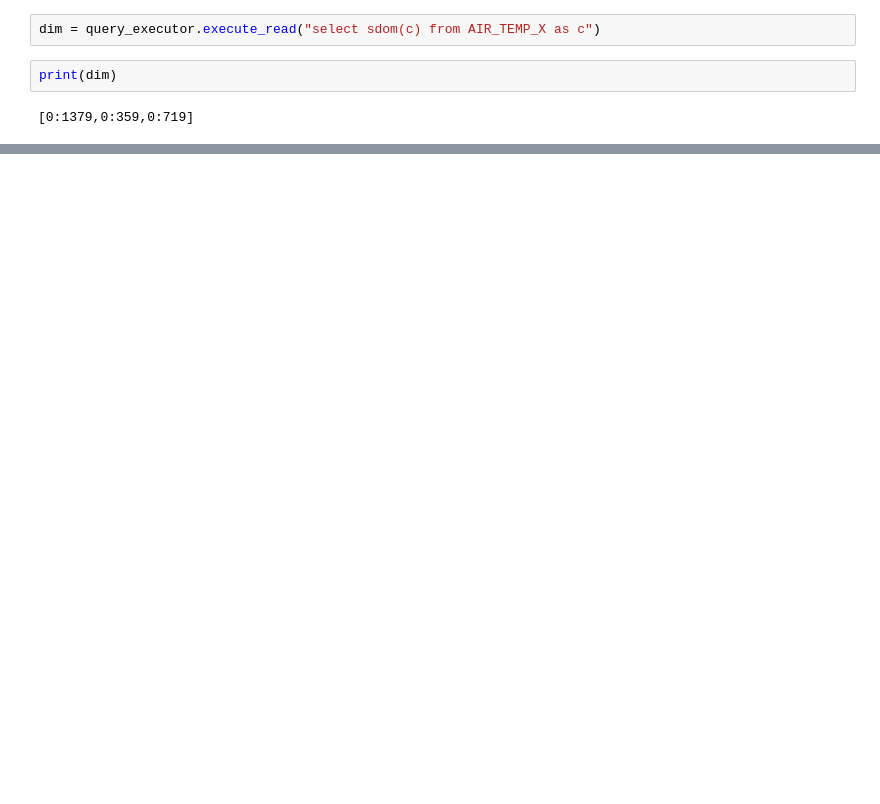
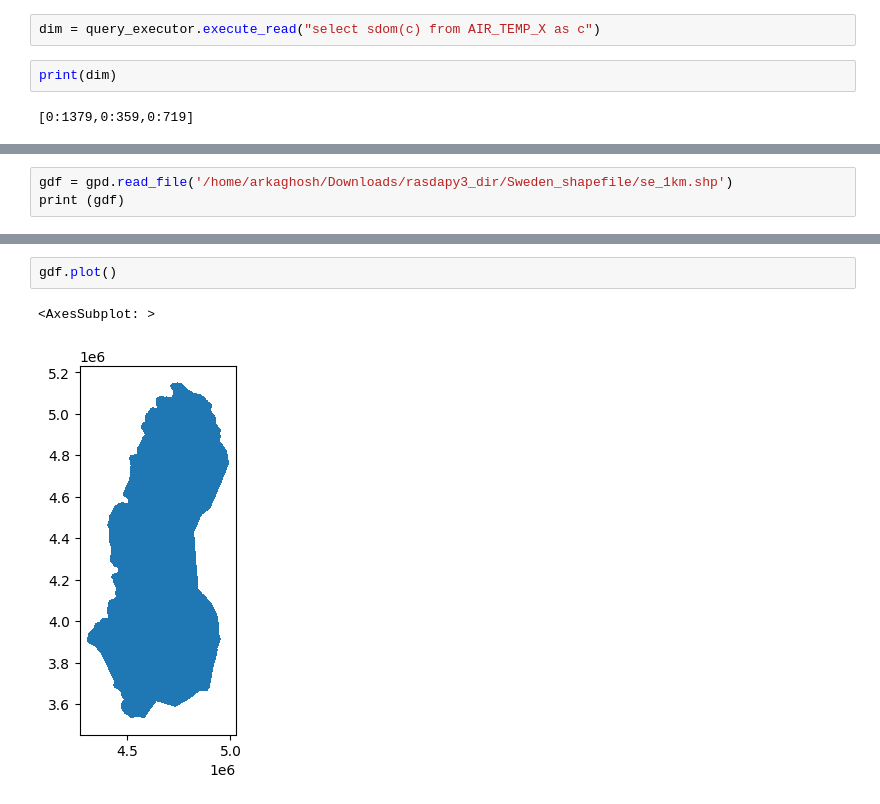
Before and after one commit to aghoshpro/myPhD, a Jupyter notebook: RasDaMan/Rasdapy-Query-Workflow.ipynb, the cells around one changed output, grey strips where cells are left out. Drawn from its saved outputs; the diff is of its cells as text; blank space fills up the shorter version.

```diff
--- a/RasDaMan/Rasdapy-Query-Workflow.ipynb
+++ b/RasDaMan/Rasdapy-Query-Workflow.ipynb
@@ -72,0 +225,3 @@ grpc._channel._InactiveRpcError: <_InactiveRpcError of RPC that terminated with:
+# %%
+gdf = gpd.read_file('/home/arkaghosh/Downloads/rasdapy3_dir/Sweden_shapefile/se_1km.shp')
+print (gdf)
@@ -72,0 +246,5 @@ grpc._channel._InactiveRpcError: <_InactiveRpcError of RPC that terminated with:
+# %%
+gdf.plot()
+# %% [output]
+<AxesSubplot: >
+[figure, added]
```
Also changed, not shown: parts of 27 cells of this notebook.
